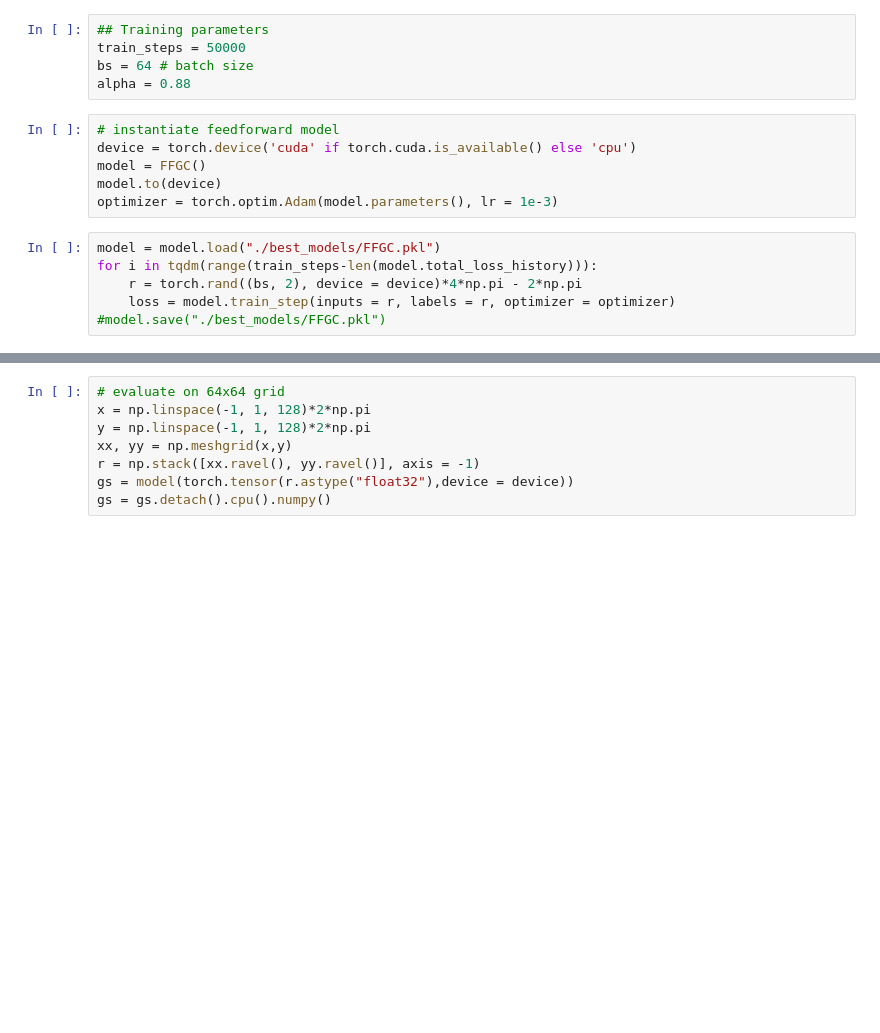
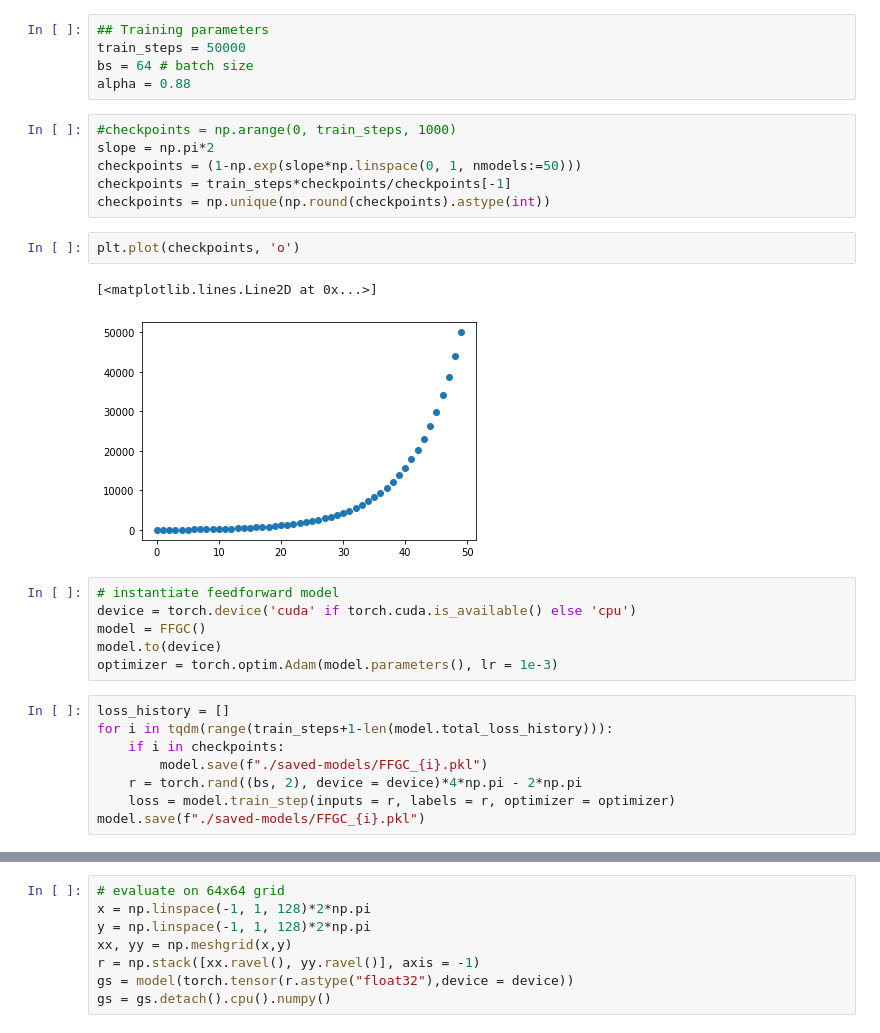
Before and after one commit to bioAI-Oslo/GridsWithoutPI, a Jupyter notebook: train_ff.ipynb, the cells around one changed output, grey strips where cells are left out. Saved outputs shown, nothing was run; the diff lists cells and outputs as text; blank space fills up the shorter version.

```diff
--- a/train_ff.ipynb
+++ b/train_ff.ipynb
@@ -12,6 +12,17 @@ import scipy
 train_steps = 50000
 bs = 64 # batch size
 alpha = 0.88
+# %%
+#checkpoints = np.arange(0, train_steps, 1000)
+slope = np.pi*2
+checkpoints = (1-np.exp(slope*np.linspace(0, 1, nmodels:=50)))
+checkpoints = train_steps*checkpoints/checkpoints[-1]
+checkpoints = np.unique(np.round(checkpoints).astype(int))
+# %%
+plt.plot(checkpoints, 'o')
+# %% [output]
+[<matplotlib.lines.Line2D at 0x...>]
+[figure, added]
 # %%
 # instantiate feedforward model
 device = torch.device('cuda' if torch.cuda.is_available() else 'cpu')
@@ -19,11 +30,13 @@ model = FFGC()
 model.to(device)
 optimizer = torch.optim.Adam(model.parameters(), lr = 1e-3)
 # %%
-model = model.load("./best_models/FFGC.pkl")
-for i in tqdm(range(train_steps-len(model.total_loss_history))):
+loss_history = []
+for i in tqdm(range(train_steps+1-len(model.total_loss_history))):
+    if i in checkpoints:
+        model.save(f"./saved-models/FFGC_{i}.pkl")
     r = torch.rand((bs, 2), device = device)*4*np.pi - 2*np.pi
     loss = model.train_step(inputs = r, labels = r, optimizer = optimizer)
-#model.save("./best_models/FFGC.pkl")
+model.save(f"./saved-models/FFGC_{i}.pkl")
 # %%
 fig,axs = plt.subplots(1,3,figsize=(9,3))
 axs[0].semilogy(np.array(model.total_loss_history)-model.loss_minima())
```
Also changed, not shown: parts of 2 cells of this notebook.
